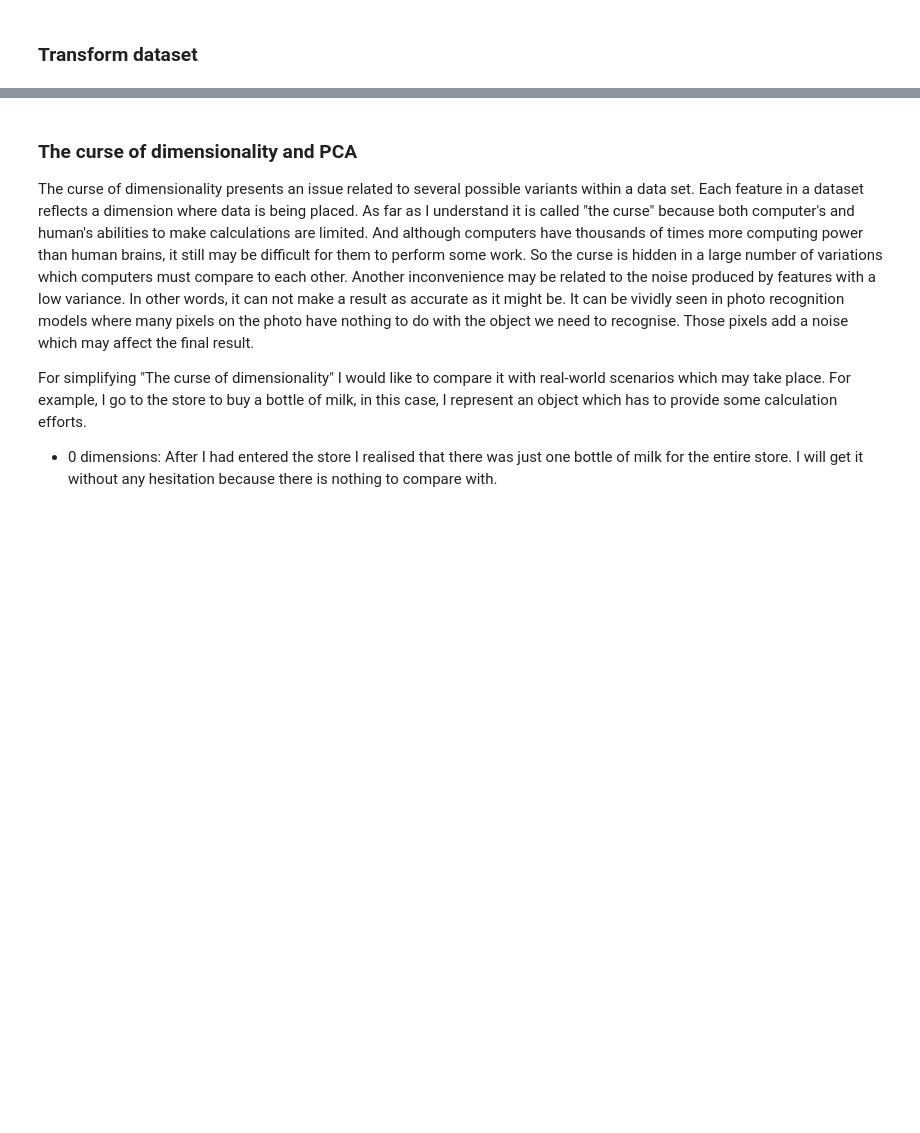
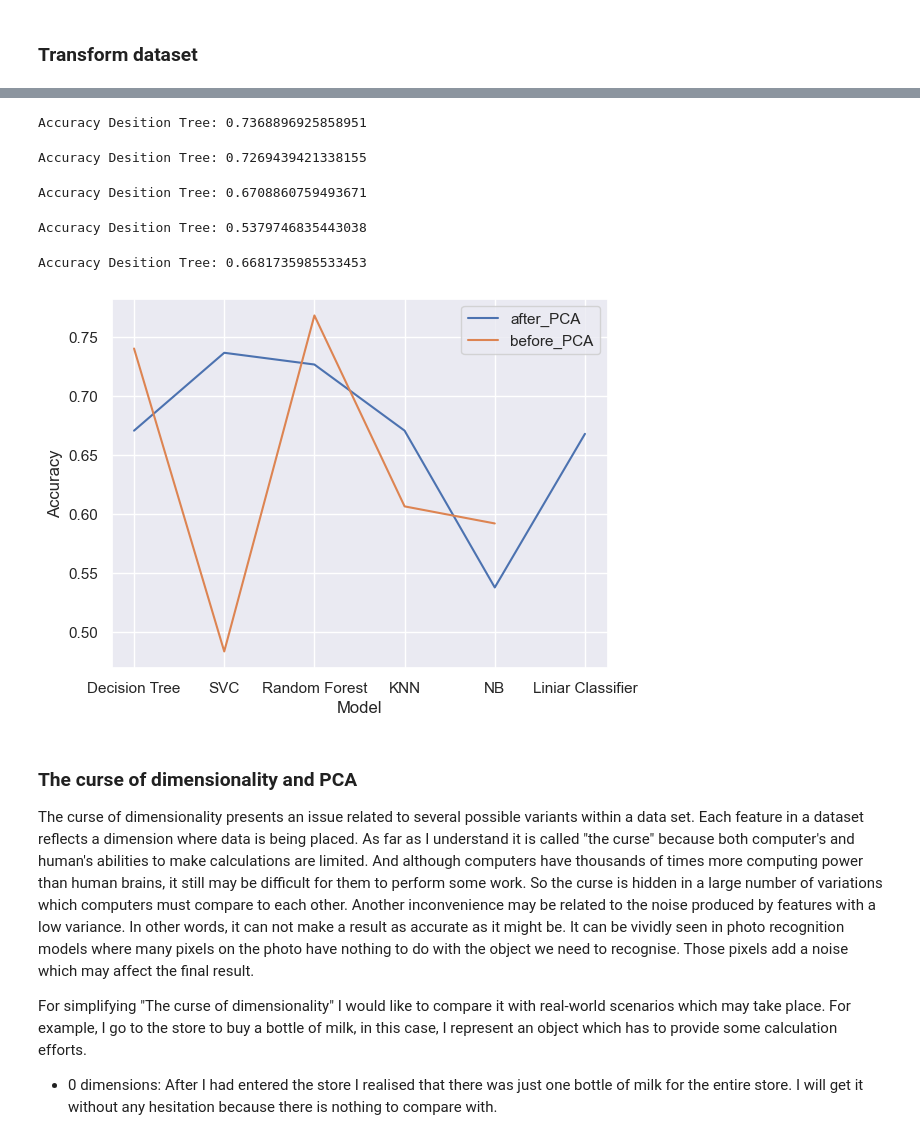
Before and after one commit to Ilia-Grishkin/Data_Preparation, a Jupyter notebook: Ilia_Grishkin_DPrepHDip_CA1.ipynb, the cells around one changed output, grey strips where cells are left out. Cells and saved outputs as stored; diff of their text form; code cells hidden in the pictures; blank space fills up the shorter version.

```diff
--- a/Ilia_Grishkin_DPrepHDip_CA1.ipynb
+++ b/Ilia_Grishkin_DPrepHDip_CA1.ipynb
@@ -670,3 +786,57 @@ transformed shape: (4424, 34)
+# %%
+svc_model = SVC()
+svc_model = svc_model.fit(X_train, y_train)
+y_pred = svc_model.predict(X_test)
+accuracy_score = metrics.accuracy_score(y_test, y_pred)
+after_PCA = after_PCA.append({'Model': 'SVC', 'Accuracy': accuracy_score}, ignore_index=True)
+print("Accuracy Desition Tree:",metrics.accuracy_score(y_test, y_pred))
+# %% [output]
+Accuracy Desition Tree: 0.7368896925858951
+# %%
+model_rf = RandomForestClassifier(n_estimators = 1000)
+model_rf.fit(X_train, y_train)
+y_pred = model_rf.predict(X_test)
+accuracy_score = metrics.accuracy_score(y_test, y_pred)
+after_PCA = after_PCA.append({'Model': 'Random Forest', 'Accuracy': accuracy_score}, ignore_index=True)
+print("Accuracy Desition Tree:",metrics.accuracy_score(y_test, y_pred))
+# %% [output]
+Accuracy Desition Tree: 0.7269439421338155
+# %%
+knn_model = KNeighborsClassifier(n_neighbors=4)
+knn_model.fit(X_train, y_train)
+y_pred = knn_model.predict(X_test)
+accuracy_score = metrics.accuracy_score(y_test, y_pred)
+after_PCA = after_PCA.append({'Model': 'KNN', 'Accuracy': accuracy_score}, ignore_index=True)
+print("Accuracy Desition Tree:",metrics.accuracy_score(y_test, y_pred))
+# %% [output]
+Accuracy Desition Tree: 0.6708860759493671
+# %%
+nb_model = GaussianNB()
+nb_model.fit(X_train, y_train)
+y_pred = nb_model.predict(X_test)
+accuracy_score = metrics.accuracy_score(y_test, y_pred)
+after_PCA = after_PCA.append({'Model': 'NB', 'Accuracy': accuracy_score}, ignore_index=True)
+print("Accuracy Desition Tree:",metrics.accuracy_score(y_test, y_pred))
+# %% [output]
+Accuracy Desition Tree: 0.5379746835443038
+# %%
+lr_model = LogisticRegression()
+lr_model.fit(X_train, y_train)
+y_pred = lr_model.predict(X_test)
+accuracy_score = metrics.accuracy_score(y_test, y_pred)
+after_PCA = after_PCA.append({'Model': 'Liniar Classifier', 'Accuracy': accuracy_score}, ignore_index=True)
+print("Accuracy Desition Tree:",metrics.accuracy_score(y_test, y_pred))
+# %% [output]
+Accuracy Desition Tree: 0.6681735985533453
+# %%
+plt.plot(after_PCA['Model'], after_PCA['Accuracy'], label='after_PCA')
+plt.plot(before_PCA['Model'], before_PCA['Accuracy'], label='before_PCA')
+plt.xlabel('Model')
+plt.ylabel('Accuracy')
+plt.legend()
+plt.show()
+# %% [output]
+[figure, added]
 # %% [markdown]
 ### The curse of dimensionality and PCA
 
```
Also changed, not shown: parts of 39 cells of this notebook.
